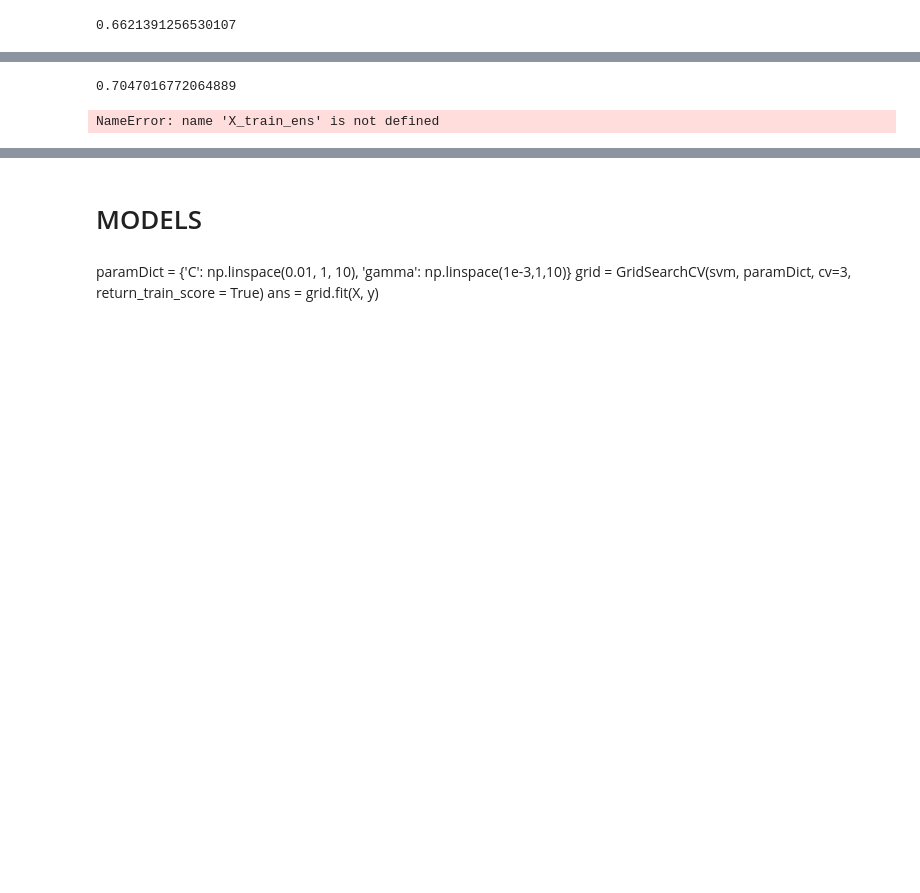
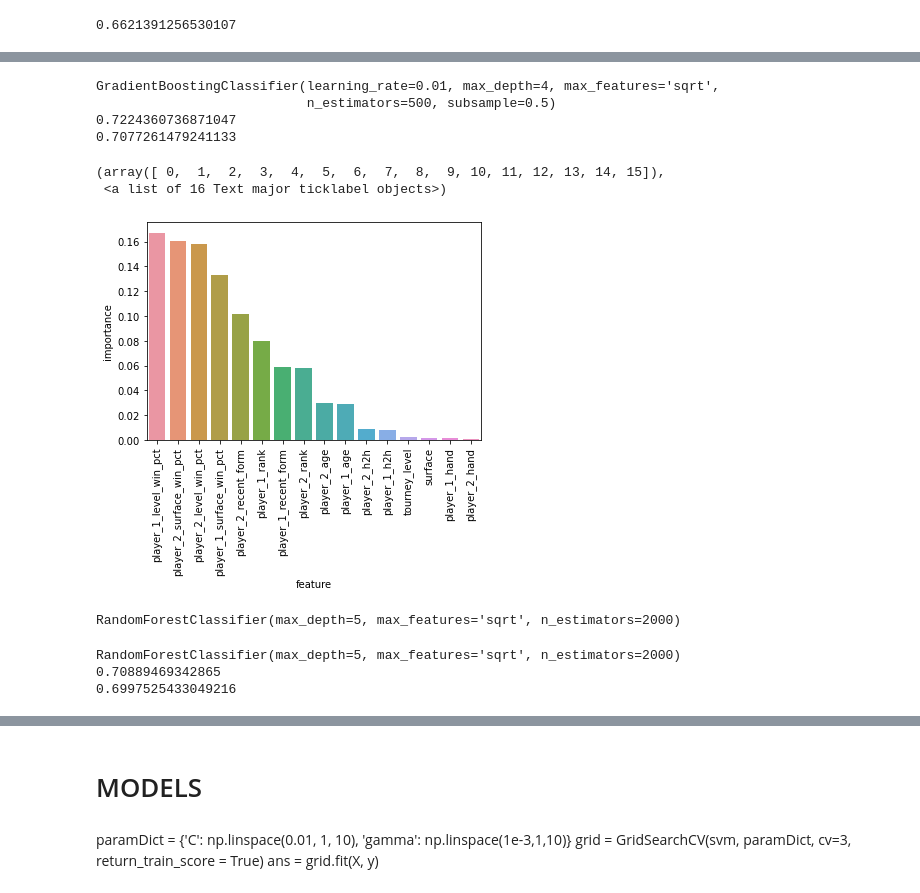
Before and after one commit to nickdevin/Tennis_Predicting, a Jupyter notebook: capstone_final.ipynb, the cells around one changed output, grey strips where cells are left out. Saved outputs shown, nothing was run; the diff lists cells and outputs as text; code cells hidden in the pictures; blank space fills up the shorter version.

Commit message:
added visualizations, more predictive models

```diff
--- a/capstone_final.ipynb
+++ b/capstone_final.ipynb
@@ -1192,7 +1111,9 @@ X = matches3[['player_1_age',
               'player_1_surface_win_pct',
               'player_2_surface_win_pct',
               'player_1_level_win_pct',
-              'player_2_level_win_pct'
+              'player_2_level_win_pct',
+              'surface',
+              'tourney_level'
              ]]
 
 y = matches3['target']
@@ -1236,11 +1154,14 @@ X_train, X_test, y_train, y_test = train_test_split(X, y, test_size=0.2, random_
 # %%
+# encode categorical variables with numbers
+# this is required for ensembling techniques
+
 lencoder = LabelEncoder()
 
 def numer_label(DF):
     '''
     Assign numeric labels to values in non-numeric columns.
     '''
-    categ_cols = ['player_1_hand', 'player_2_hand']
+    categ_cols = ['player_1_hand', 'player_2_hand', 'surface', 'tourney_level']
 
     for name in categ_cols:
         DF[name] = lencoder.fit_transform(DF[name])
@@ -1284,9 +1175,27 @@ gbc_best.score(X_train_ens, y_train)
-# %%
-gbc_best.score(X_test_ens, y_test) #improvement on baseline
-                                   #some overfitting
-# %% [output]
-0.7047016772064889
+# %%
+gbc = GradientBoostingClassifier(max_features = 'sqrt')
+
+gs_params = {'n_estimators': [500, 1000, 2000],
+             'max_depth': [3, 4],
+             'learning_rate': [.001, .01],
+             'subsample': [.5, 1]}
+
+gs = GridSearchCV(gbc, gs_params, cv = 5)
+
+gs.fit(X_train_ens, y_train)
+
+gbc_best = gs.best_estimator_
+
+print(gbc_best)
+print(gbc_best.score(X_train_ens, y_train))
+print(gbc_best.score(X_test_ens, y_test)) #improvement on baseline
+                                          #possibly slight overfitting, but not terribly worrying
+# %% [output]
+GradientBoostingClassifier(learning_rate=0.01, max_depth=4, max_features='sqrt',
+                           n_estimators=500, subsample=0.5)
+0.7224360736871047
+0.7077261479241133
 # %%
-sorted(list(zip(X_train_ens.columns, gbc_best.feature_importances_)), key = lambda x: -x[1])
+# Feature importances as determined by best gbc model
+
+feat_imp = sorted(list(zip(X_train_ens.columns, gbc_best.feature_importances_)), key = lambda x: -x[1])
-# %% [output]
-NameError: name 'X_train_ens' is not defined
@@ -1294,0 +1205,32 @@ NameError: name 'X_train_ens' is not defined
+# %%
+feat_imp_df = pd.DataFrame({'feature': [x[0] for x in feat_imp],
+                            'importance': [x[1] for x in feat_imp]})
+
+bars = sns.barplot(data = feat_imp_df, x = 'feature', y = 'importance')
+plt.xticks(rotation = 90)
+# %% [output]
+(array([ 0,  1,  2,  3,  4,  5,  6,  7,  8,  9, 10, 11, 12, 13, 14, 15]),
+ <a list of 16 Text major ticklabel objects>)
+[figure, added]
+# %%
+rfc = RandomForestClassifier(max_features = 'sqrt')
+
+gs_params = {'n_estimators': [500, 1000, 2000],
+             'max_depth': [3, 4, 5]}
+
+gs = GridSearchCV(rfc, gs_params, cv = 5)
+gs.fit(X_train_ens, y_train)
+
+rfc_best = gs.best_estimator_
+
+rfc_best.fit(X_train_ens, y_train)
+# %% [output]
+RandomForestClassifier(max_depth=5, max_features='sqrt', n_estimators=2000)
+# %%
+print(rfc_best)
+print(rfc_best.score(X_train_ens, y_train))
+print(rfc_best.score(X_test_ens, y_test))
+# %% [output]
+RandomForestClassifier(max_depth=5, max_features='sqrt', n_estimators=2000)
+0.70889469342865
+0.6997525433049216
```
Also changed, not shown: parts of 74 cells of this notebook.
